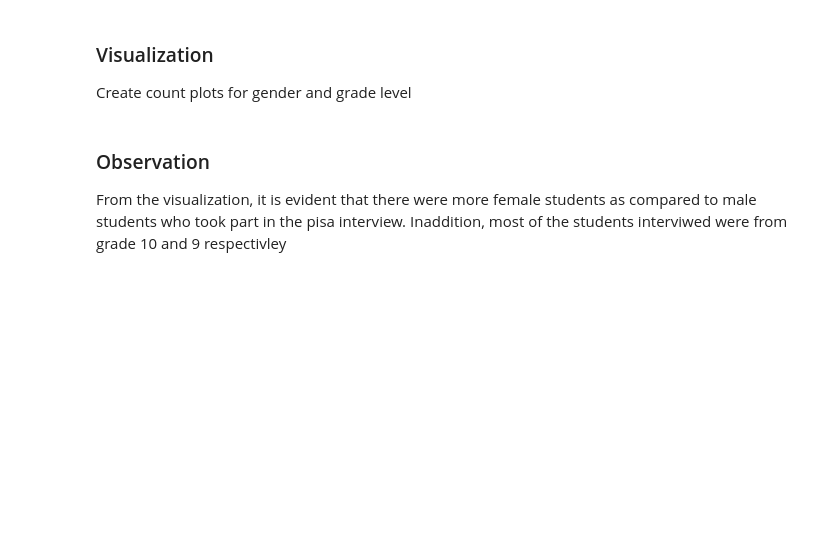
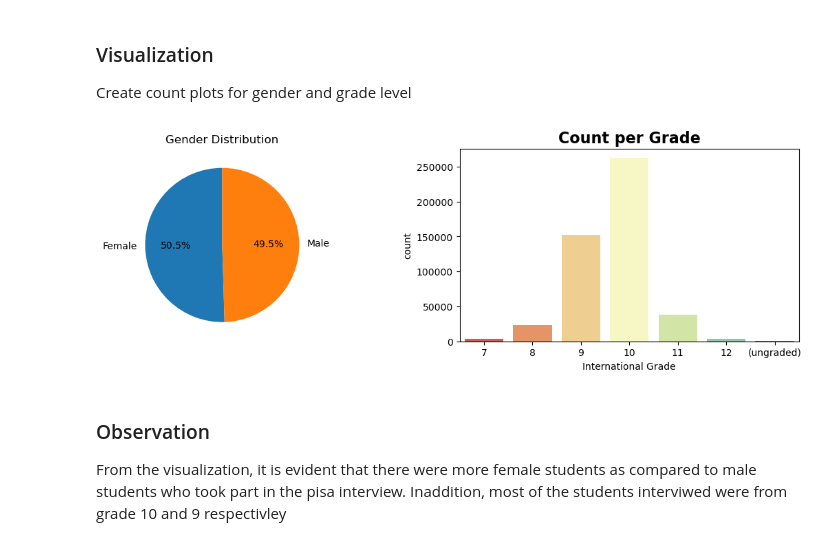
Before and after one commit to Daviedavie100/Pisa2012_data_analysis, a Jupyter notebook: Exploration.ipynb, the cells around one changed output. Drawn from its saved outputs; the diff is of its cells as text; code cells hidden in the pictures; blank space fills up the shorter version.

```diff
--- a/Exploration.ipynb
+++ b/Exploration.ipynb
@@ -645,29 +679,36 @@ pisa_clean['international_grade']=pisa_clean['international_grade'].replace(['96
 # %%
 # set plot dimensions
 plt.figure(figsize=[14, 8])
 
 # Returns a Series
 plt.subplot(2,2,1)
-freq = pisa_clean['gender'].value_counts()
-# Get the indexes of the Series
-gen_order = freq.index
 
-# plot countplot
-sb.countplot(data=pisa_clean, x=pisa_clean['gender'], color='grey', order=gen_order)
-plt.title('Count per Gender', fontsize=16, fontweight='bold')
-plt.xlabel('Gender');
+# Count the occurrences of each gender based on the specified order
+gender_counts = pisa_clean['gender'].value_counts().reindex(gen_order)
+
+# Plot the pie chart
+plt.pie(
+    gender_counts,
+    labels=gen_order,
+    #colors=plt.cm.Greys(range(len(gen_order))),  # Color gradient
+    autopct='%1.1f%%',  # Show percentages
+    startangle=90  # Start angle for better readability
+)
+plt.title('Gender Distribution')
 
 plt.subplot(2,2,2)
 # Returns a Series
 freq = pisa_clean['international_grade'].value_counts()
 # order the grades
 grade_order =['7', '8', '9', '10', '11', '12', '(ungraded)']#freq.index
 # plot countplot
-sb.countplot(data=pisa_clean, x=pisa_clean['international_grade'], color='grey', order=grade_order)
+sb.countplot(data=pisa_clean, x=pisa_clean['international_grade'], palette='Spectral', order=grade_order)
 plt.title('Count per Grade', fontsize=16, fontweight='bold')
 plt.xlabel('International Grade')
 
 plt.show();
+# %% [output]
+[figure, added]
 # %% [markdown]
 ### Observation
 
```
Also changed, not shown: parts of 17 cells of this notebook.
